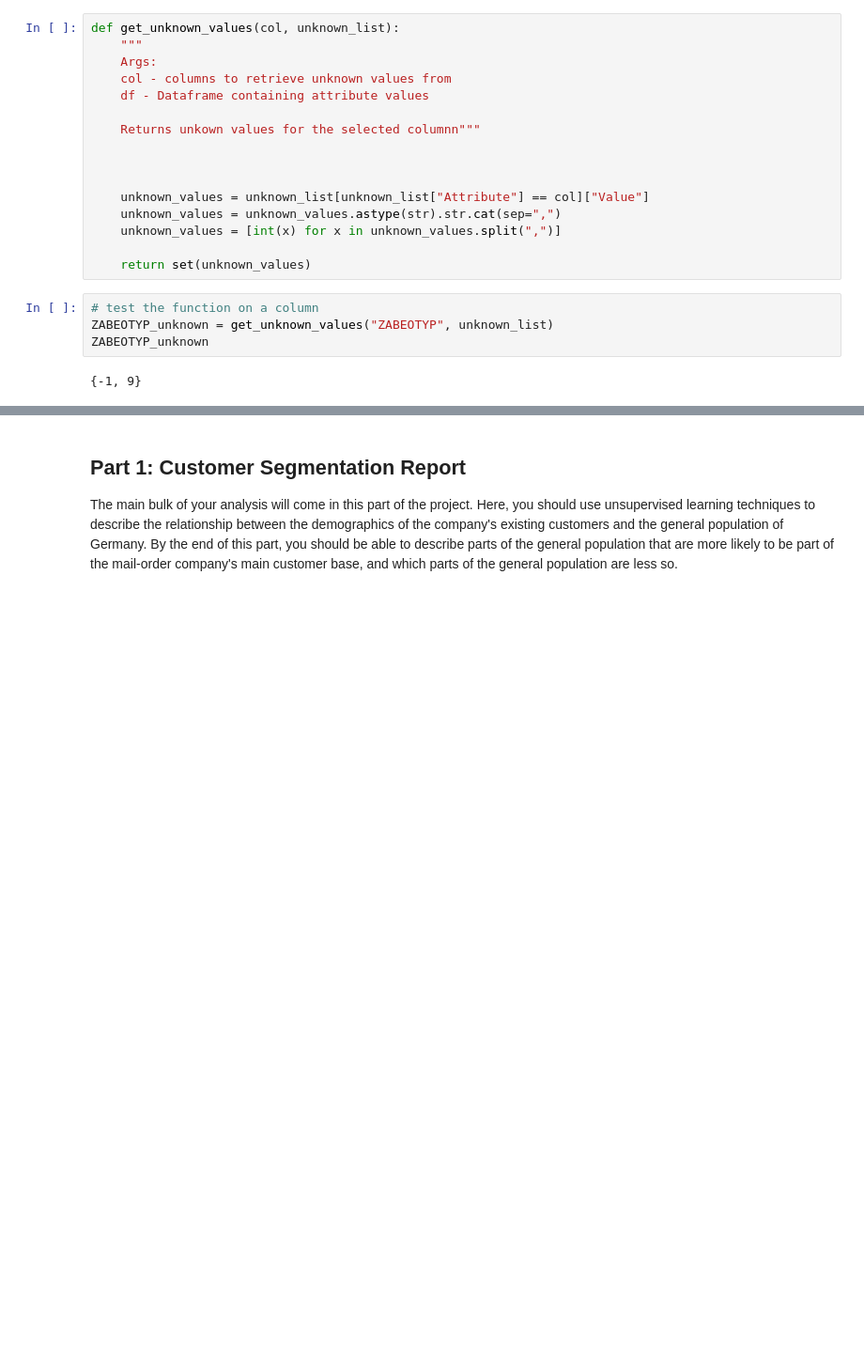
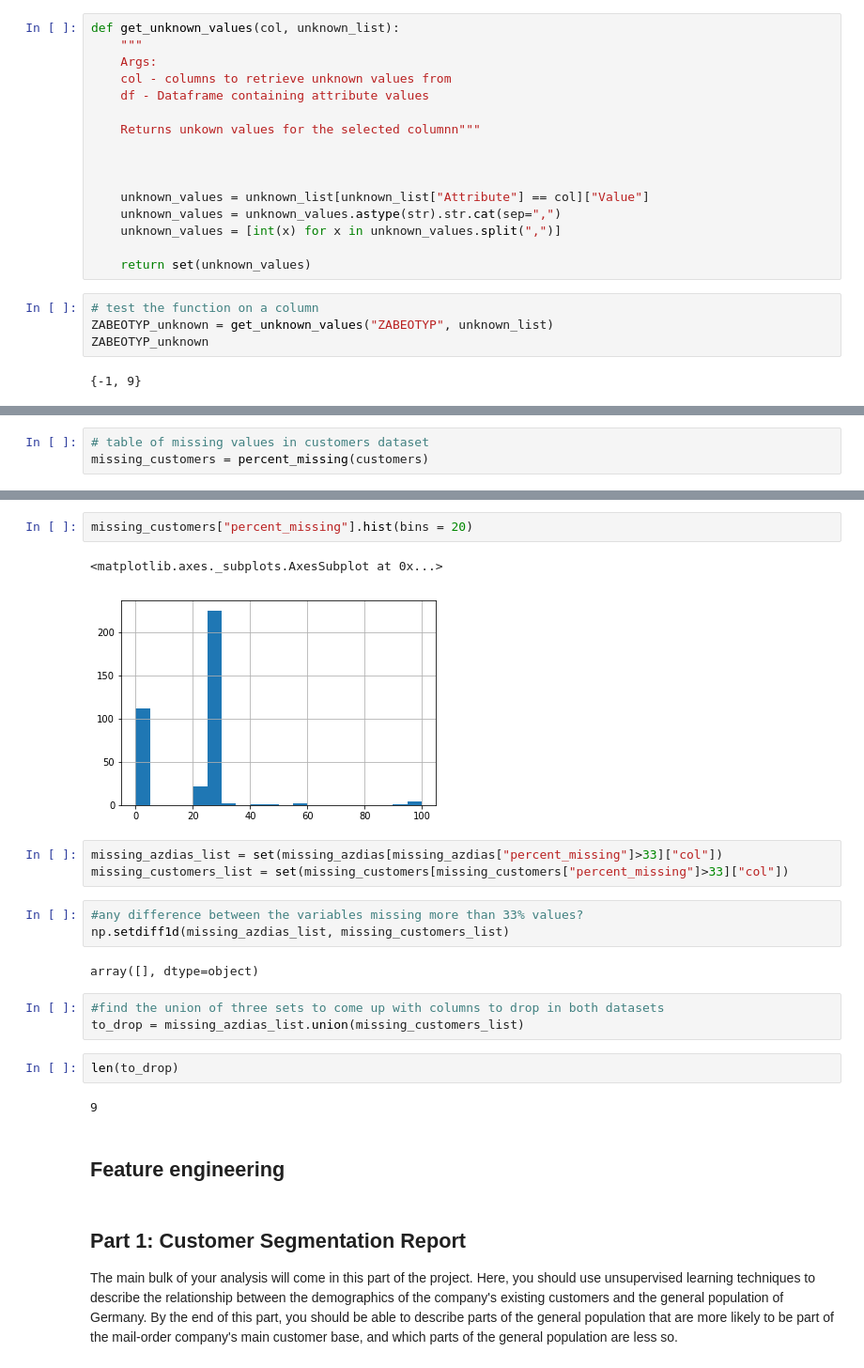
Before and after one commit to allakulov/Udacity-Capstone-Bertelsmann-Arvato-Project-, a Jupyter notebook: Arvato Project Workbook.ipynb, the cells around one changed output, grey strips where cells are left out. Shown at 94% size. Drawn from its saved outputs; the diff is of its cells as text; blank space fills up the shorter version.

```diff
--- a/Arvato Project Workbook.ipynb
+++ b/Arvato Project Workbook.ipynb
@@ -364,0 +401,3 @@ azdias_copy.loc[:, customers_copy.dtypes == object]
+# %%
+# table of missing values in customers dataset
+missing_customers = percent_missing(customers)
@@ -365,3 +485,25 @@ azdias_copy.loc[:, customers_copy.dtypes == object]
+# %%
+missing_customers["percent_missing"].hist(bins = 20)
+# %% [output]
+<matplotlib.axes._subplots.AxesSubplot at 0x...>
+[figure, added]
+# %%
+missing_azdias_list = set(missing_azdias[missing_azdias["percent_missing"]>33]["col"])
+missing_customers_list = set(missing_customers[missing_customers["percent_missing"]>33]["col"])
+# %%
+#any difference between the variables missing more than 33% values?
+np.setdiff1d(missing_azdias_list, missing_customers_list)
+# %% [output]
+array([], dtype=object)
+# %%
+#find the union of three sets to come up with columns to drop in both datasets
+to_drop = missing_azdias_list.union(missing_customers_list)
+# %%
+len(to_drop)
+# %% [output]
+9
+# %% [markdown]
+## Feature engineering
 # %% [markdown]
 ## Part 1: Customer Segmentation Report
 
```
Also changed, not shown: parts of 39 cells of this notebook.
